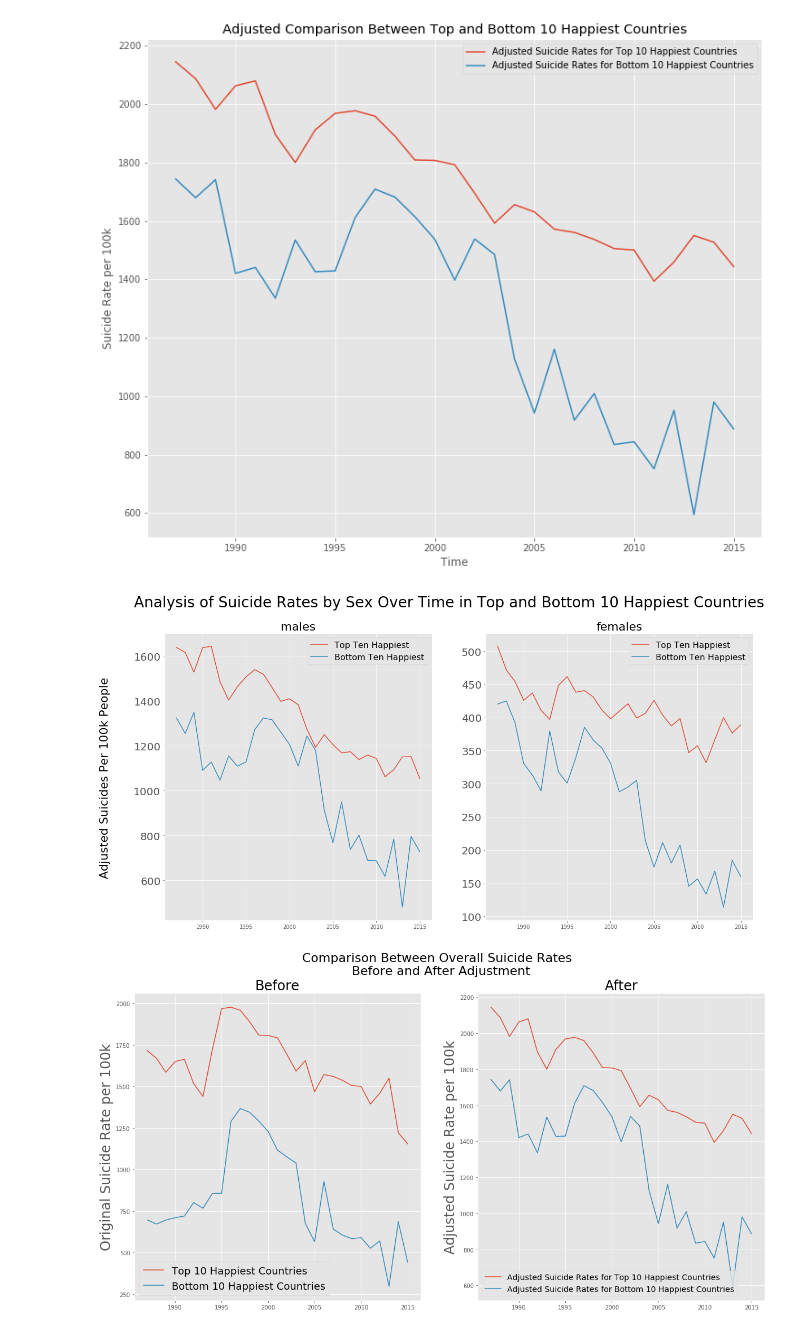
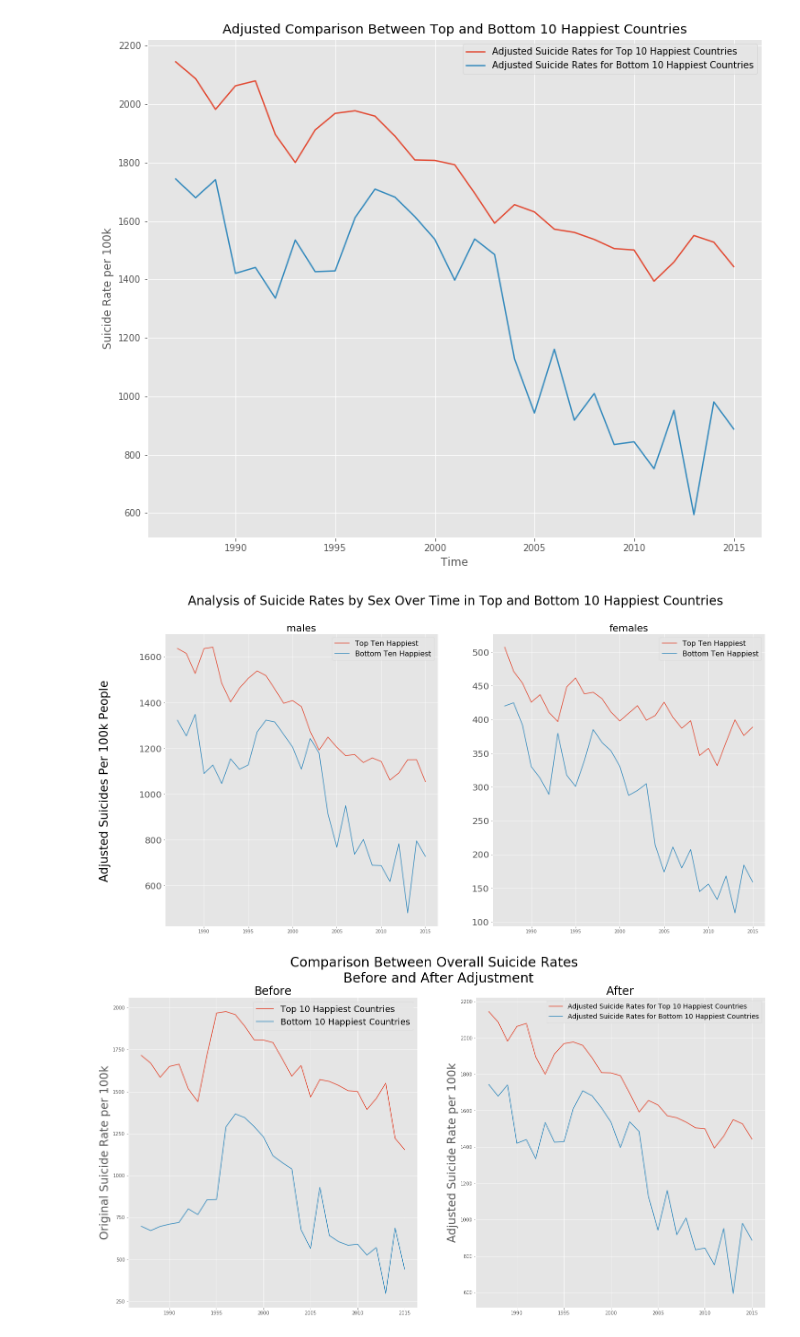
Before and after one commit to alecjonas/Analysis-of-Suicide-Rates-in-Countries-vs-Reported-Happiness-Scores, a Jupyter notebook: notebooks/suicides_eda.ipynb, the cells around one changed output. Saved outputs shown, nothing was run; the diff lists cells and outputs as text; code cells hidden in the pictures.

```diff
--- a/notebooks/suicides_eda.ipynb
+++ b/notebooks/suicides_eda.ipynb
@@ -507,7 +507,7 @@ list_of_sexes=['male', 'female']
 m_adjusted_for_count, f_adjusted_for_count = make_sex_graphs(list_of_sexes)
 
 
-fig, axs = plt.subplots(1,2, figsize=(20,10))
+fig, axs = plt.subplots(1,2, figsize=(24,12))
 axs=axs.flatten()
 idx=0
 for i,df in enumerate([m_adjusted_for_count, f_adjusted_for_count]):
@@ -522,12 +522,12 @@ for i,df in enumerate([m_adjusted_for_count, f_adjusted_for_count]):
     axs[i].yaxis.set_tick_params(labelsize=20)
     idx+=1
 fig.suptitle('Analysis of Suicide Rates by Sex Over Time in Top and Bottom 10 Happiest Countries', size=28)
-fig.text(0.04, 0.5, 'Adjusted Suicides Per 100k People', va='center', rotation='vertical', fontsize=22)
+fig.text(0.04, 0.5, 'Adjusted Suicides Per 100k People', va='center', rotation='vertical', fontsize=26)
 #fig.text(0.5, 0.04, 'Time', ha='center', va='center', fontsize=24)
 plt.savefig('/home/alec/galvanize/capstone/capstone_1/images/suicide_by_sex_with_adjustment')
 plt.show()
 # %% [output]
-[figure, old version]
+[figure, new version]
 # %%
 #In the presentation, instead of doing a side by side for every graph where I compare the original graph to the
 #Adjusted graph, maybe I'll just do it once for the main happiness graph and then talk about how the adjustment
@@ -535,29 +535,29 @@ plt.show()
 # %%
 #Side by side with main happiness graph and adjusted graph
 #USE#
 
-fig, axs = plt.subplots(1,2, figsize=(20,10))
+fig, axs = plt.subplots(1,2, figsize=(24,12))
 axs=axs.flatten()
 axs[0].plot(top_10_sum['suicides/100k_pop'], label='Top 10 Happiest Countries')
 axs[0].plot(bottom_10_sum['suicides/100k_pop'], label='Bottom 10 Happiest Countries')
 axs[0].set_title('Before', size=24)
 axs[0].set_ylabel("Original Suicide Rate per 100k", size=24)
 #axs[0].set_xlabel("Time")
 axs[0].legend(fontsize=18)
 
 axs[1].plot(adjusted_top_10_sum['suicides/100k_pop']*top_inflation_constant['suicides/100k_pop'],
         label='Adjusted Suicide Rates for Top 10 Happiest Countries')
 axs[1].plot(adjusted_bottom_10_sum['suicides/100k_pop']*bottom_inflation_constant['suicides/100k_pop'],
         label='Adjusted Suicide Rates for Bottom 10 Happiest Countries')
 axs[1].set_title('After', size=24)
 axs[1].set_ylabel("Adjusted Suicide Rate per 100k", size=24)
 #axs[1].set_xlabel("Time")
 axs[1].legend(fontsize=14)
 
-fig.suptitle('Comparison Between Overall Suicide Rates \n Before and After Adjustment', size=22)
+fig.suptitle('Comparison Between Overall Suicide Rates \n Before and After Adjustment', size=28)
 #fig.text(0.04, 0.5, 'Adjusted Suicides Per 100k People', va='center', rotation='vertical', fontsize=16)
 plt.savefig('/home/alec/galvanize/capstone/capstone_1/images/before_after_overall_adjustment')
 
 plt.show()
 # %% [output]
-[figure, old version]
+[figure, new version]
```
Also changed, not shown: parts of 1 cell of this notebook, 8 other files.
